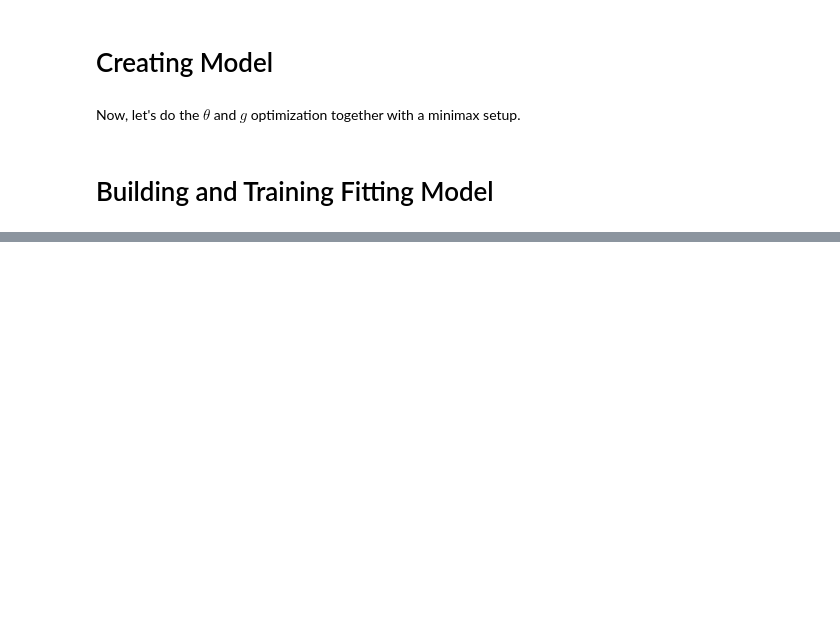
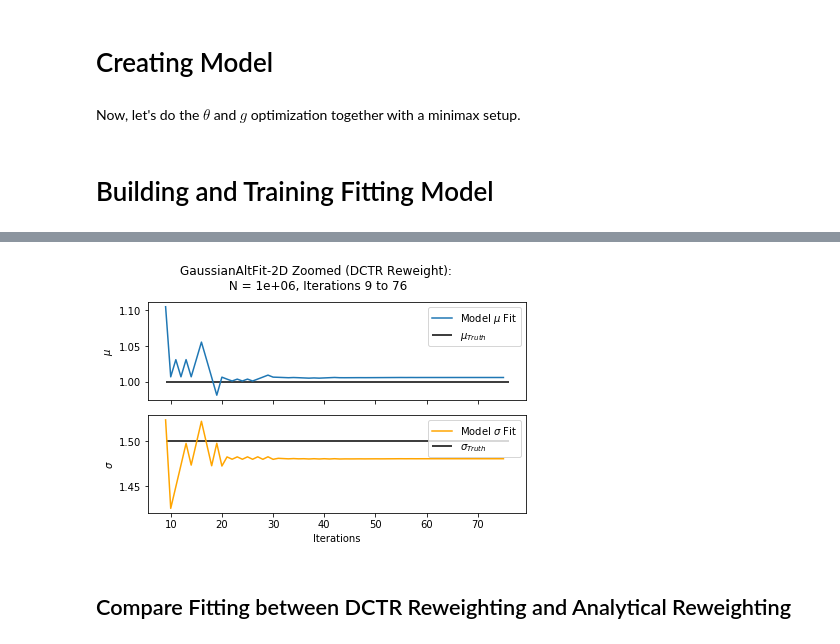
Before and after one commit to hep-lbdl/SRGN, a Jupyter notebook: GaussianExamples/GaussianAltFit-2D.ipynb, the cells around one changed output, grey strips where cells are left out. Cells and saved outputs as stored; diff of their text form; code cells hidden in the pictures; blank space fills up the shorter version.

```diff
--- a/GaussianExamples/GaussianAltFit-2D.ipynb
+++ b/GaussianExamples/GaussianAltFit-2D.ipynb
@@ -216,7 +220,7 @@ labels1 = np.ones(len(theta1))
 xvals = np.concatenate([theta0,theta1])
 yvals = np.concatenate([labels0,labels1])
 
-X_train, X_test, y_train, y_test = train_test_split(xvals, yvals, test_size=0.5)
+X_train, X_test, y_train, y_test = train_test_split(xvals, yvals, test_size=0.)
 # %% [markdown]
 # Fitting Model
 
@@ -459,6 +559,10 @@ append_fit_value = LambdaCallback(on_epoch_end=lambda batch, logs:
                                                fit_vals.append(model_fit.layers[-1].get_weights()[0]))
 
 callbacks = [print_weights, append_fit_value]
+
+earlystopping = EarlyStopping(monitor='loss',
+                              patience = 3,
+                              restore_best_weights=True)
 # %%
 myinputs_fit = Input(shape=(1,))
 x_fit = Dense(128, activation='relu')(myinputs_fit)
@@ -591,0 +876,22 @@ print("^", model_fit.metrics_names)
+# %%
+# Zoom into later iterations (finer fit)
+
+fit_vals = np.array(fit_vals)
+fig, axs = plt.subplots(2, sharex= True,  constrained_layout=True)
+fig.suptitle("GaussianAltFit-2D Zoomed (DCTR Reweight):\n N = {:.0e}, Iterations {:.0f} to {:.0f}".format(N,index_refine[1], len(fit_vals)))
+axs[0].plot(np.arange(index_refine[1], len(fit_vals[:,0])), fit_vals[index_refine[1]:,0], label='Model $\mu$ Fit')
+axs[0].hlines(theta1_param[0], index_refine[1], len(fit_vals), label = '$\mu_{Truth}$')
+axs[0].set_ylabel(r'$\mu$')
+axs[0].legend()
+
+axs[1].plot(np.arange(index_refine[1], len(fit_vals[:,1])), fit_vals[index_refine[1]:,1], label='Model $\sigma$ Fit', color = 'orange')
+axs[1].hlines(theta1_param[1], index_refine[1], len(fit_vals), label = '$\sigma_{Truth}$')
+axs[1].set_ylabel(r'$\sigma$')
+axs[1].legend()
+plt.xlabel("Iterations")
+plt.savefig("GaussianAltFit-2D Zoomed (DCTR Reweight):\n N = {:.0e}, Iterations {:.0f} to {:.0f}.png".format(N,index_refine[1], len(fit_vals)))
+plt.show()
+# %% [output]
+[figure, added]
+# %% [markdown]
+## Compare Fitting between DCTR Reweighting and Analytical Reweighting
```
Also changed, not shown: parts of 22 cells of this notebook, 1 other file.
